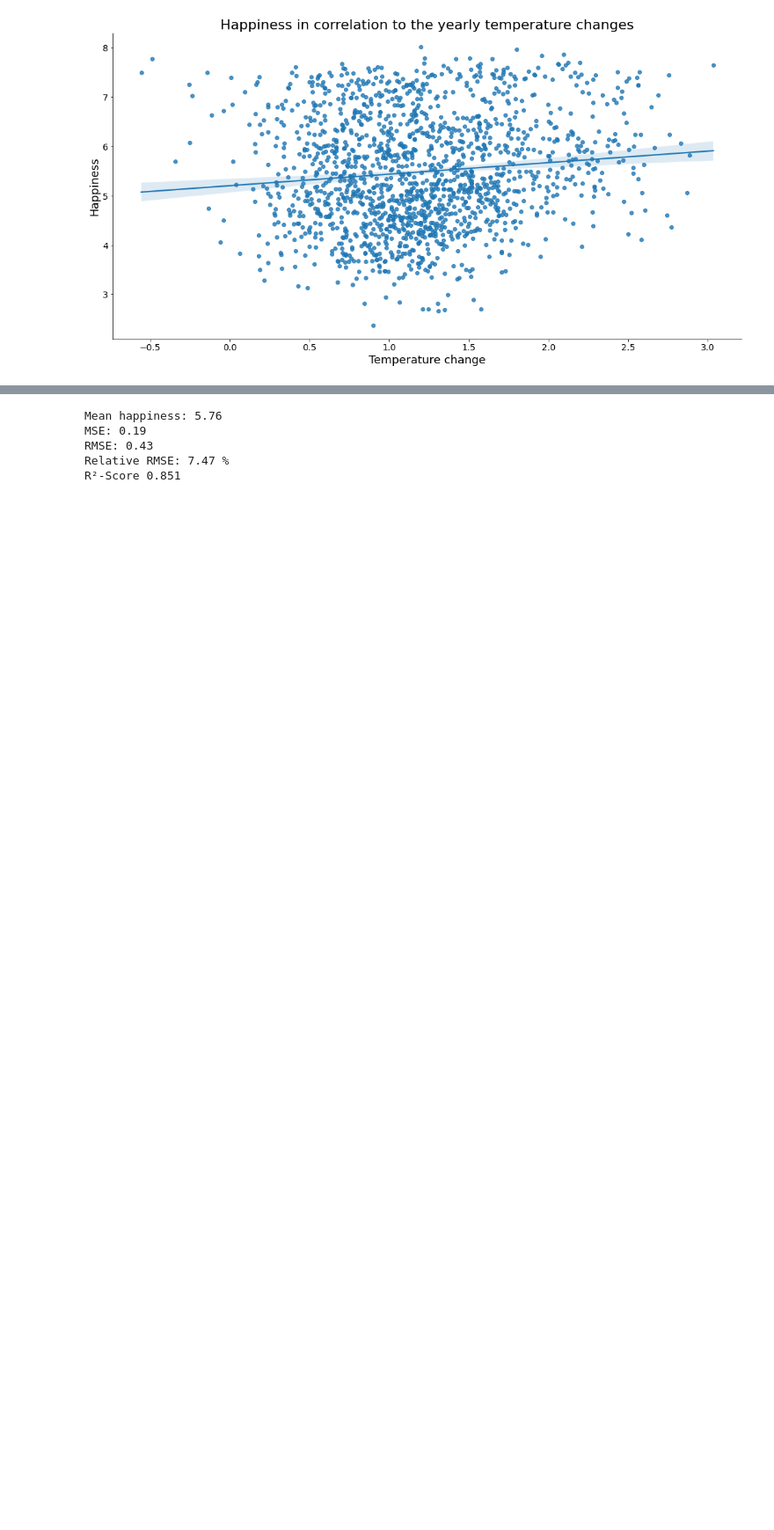
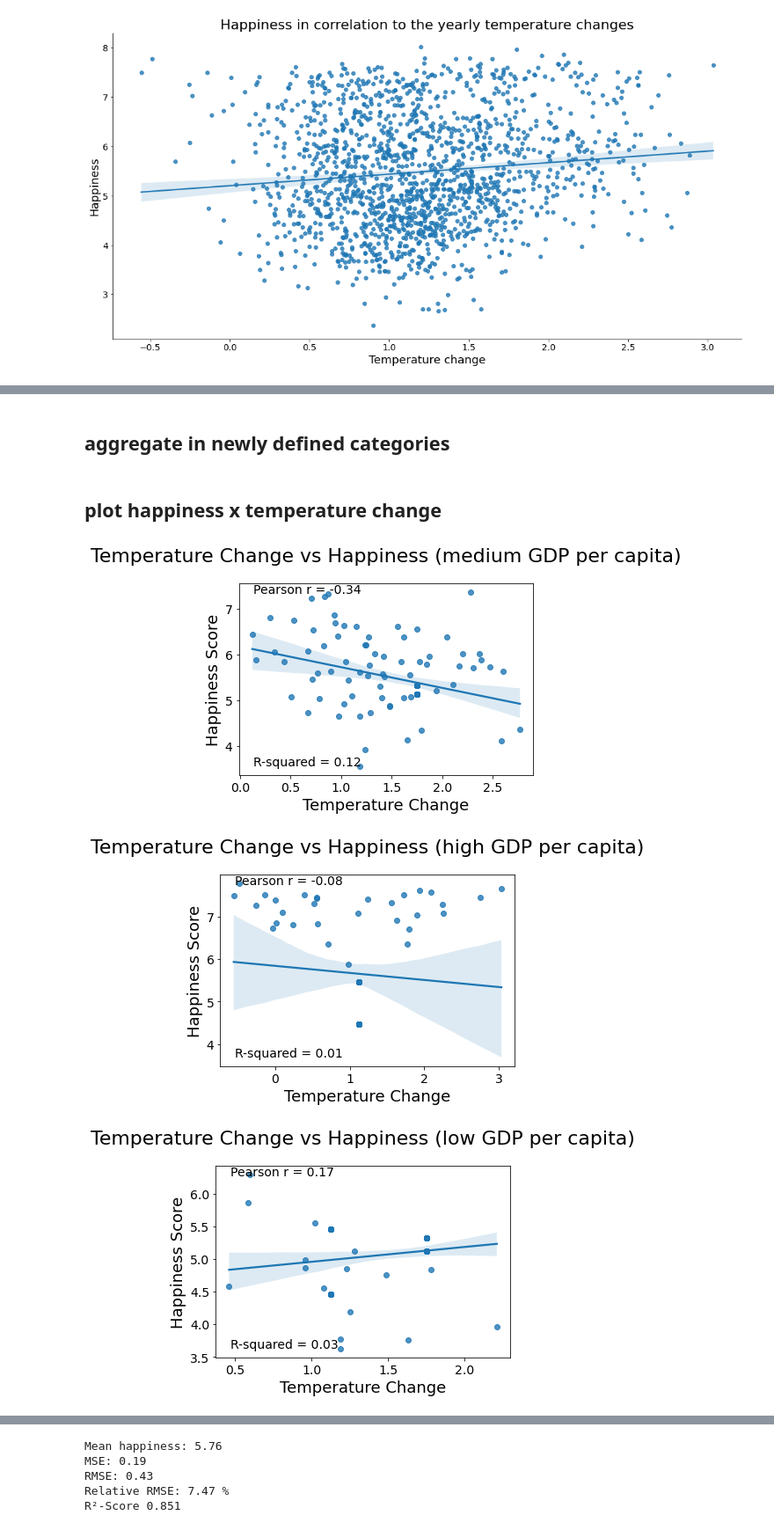
Before and after one commit to Dariokula/VisualizationProj23, a Jupyter notebook: all_datsets_26_08_Dario.ipynb, the cells around one changed output, grey strips where cells are left out. Shown at 88% size. Drawn from its saved outputs; the diff is of its cells as text; code cells hidden in the pictures; blank space fills up the shorter version.

```diff
--- a/all_datsets_26_08_Dario.ipynb
+++ b/all_datsets_26_08_Dario.ipynb
@@ -283,7 +288,7 @@ if person == "dario":
     your_path = r"C:\Users\dario\Desktop\Studium\Studium Semester XXIV (Data Science)\Visualization\Project\\"
 
 else:
-    your_path = r"/home/wilma/visualization/whr_git/dario/VisualizationProj23/Data/"
+    your_path = r"/home/wilma/visualization/forked/VisualizationProj23/Data/"
 
 df_happiness = pd.read_csv(your_path + 'World Happiness Report.csv')
 
@@ -1061,0 +940,56 @@ plt.show()
+# %% [markdown]
+## aggregate in newly defined categories
+# %%
+# Calculate quantiles
+quantiles = all_dataframes_combined['GDP_per_person'].quantile([0.33, 0.66])
+
+# Create labels
+labels = ['low', 'medium', 'high']
+
+# Cut gdp into bins and label
+all_dataframes_combined['gdp_categorical'] = pd.cut(all_dataframes_combined['GDP_per_person'],
+                                                   bins=[0, quantiles[0.33], quantiles[0.66], max(all_dataframes_combined['gdp'])],
+                                                   labels=labels)
+# %% [markdown]
+## plot happiness x temperature change
+# %%
+
+
+for category in all_dataframes_combined['gdp_categorical'].unique():
+
+  df_filtered = all_dataframes_combined[all_dataframes_combined['gdp_categorical'] == category]
+  df_filtered = df_filtered.dropna()
+
+  regr = LinearRegression()
+  regr.fit(df_filtered[['temperature_change']], df_filtered['happiness_score'])
+
+  r_squared = regr.score(df_filtered[['temperature_change']], df_filtered['happiness_score'])
+
+  # Calculate correlation
+  corr = np.corrcoef(df_filtered['temperature_change'], df_filtered['happiness_score'])[0,1]
+
+  ax = sns.regplot(data=df_filtered, x="temperature_change", y="happiness_score")
+
+
+        # Correlation text in top left
+  ax.text(0.05, 0.95, f'Pearson r = {corr:.2f}',
+            transform=ax.transAxes, fontsize=14)
+
+    # R-squared text in bottom left
+  ax.text(0.05, 0.05, f'R-squared = {r_squared:.2f}',
+            transform=ax.transAxes, fontsize=14)
+
+    # Title in center top
+  ax.set_title(f"Temperature Change vs Happiness ({category} GDP per capita)",
+                 loc='center', pad=25)
+
+  # Labels, title
+ # ax.set_title(f"Temperature Change vs Happiness ({category} GDP per capita)")
+  ax.set_xlabel("Temperature Change")
+  ax.set_ylabel("Happiness Score")
+
+  plt.show()
+# %% [output]
+[figure, added]
+[figure, added]
+[figure, added]
```
Also changed, not shown: parts of 41 cells of this notebook.
